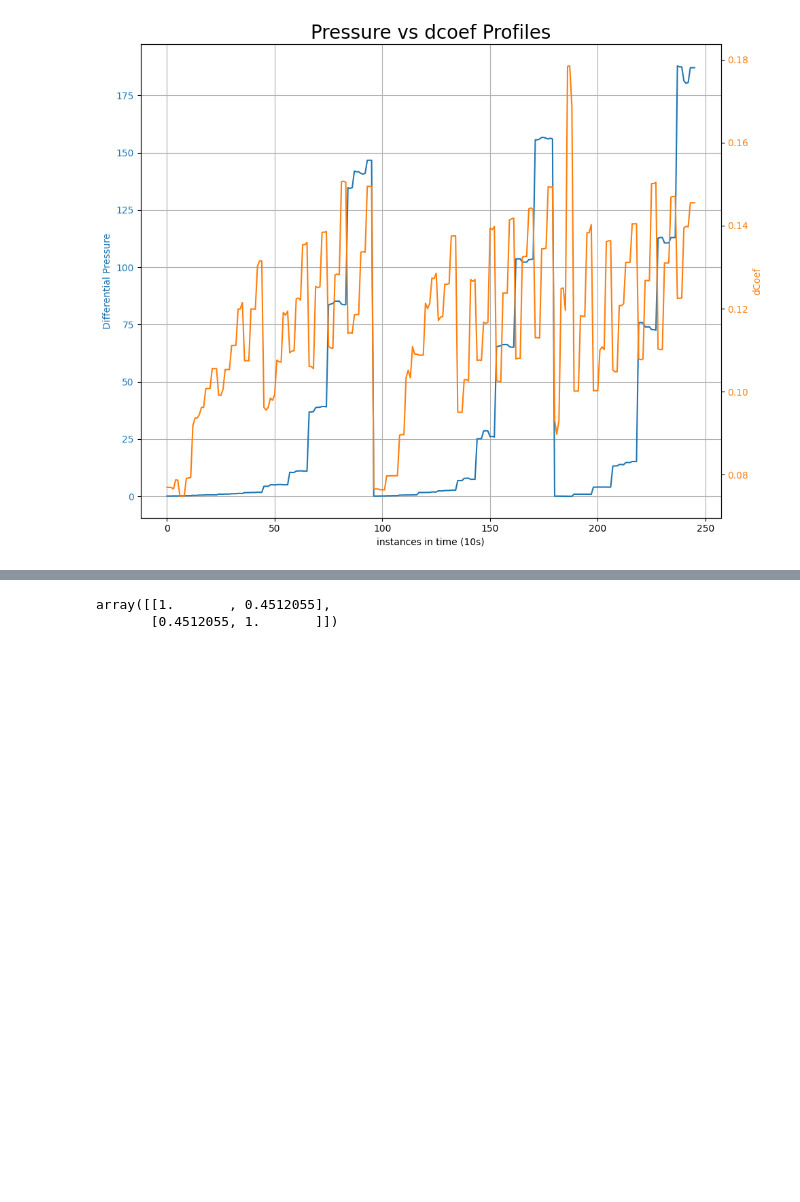
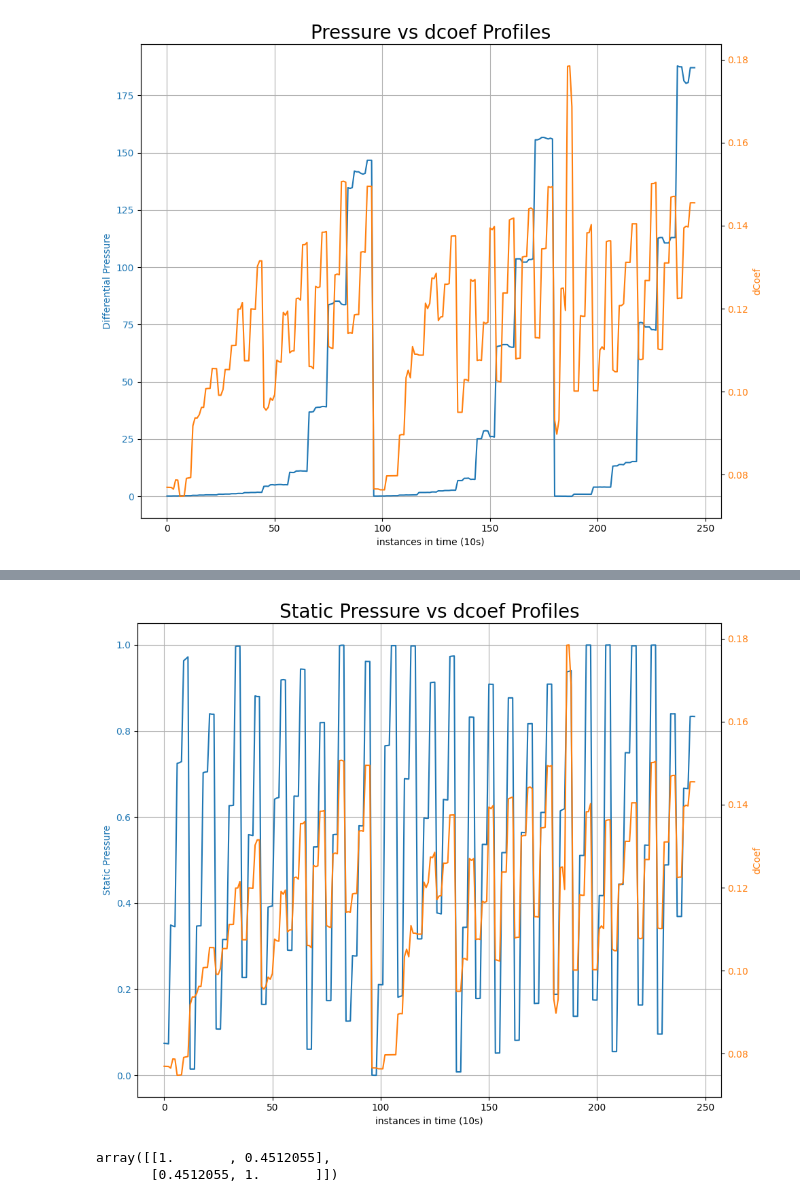
Before and after one commit to duutabib/faceofLastmileICT, a Jupyter notebook: labFit/labfitChecks.ipynb, the cells around one changed output, grey strips where cells are left out. Saved outputs shown, nothing was run; the diff lists cells and outputs as text; code cells hidden in the pictures; blank space fills up the shorter version.

```diff
--- a/labFit/labfitChecks.ipynb
+++ b/labFit/labfitChecks.ipynb
@@ -134,3 +155,24 @@ plt.show()
+# %%
+fig, ax1 = plt.subplots(figsize=(10, 8))
+
+color = 'tab:blue'
+ax1.set_xlabel('instances in time (10s)', fontsize=10)
+ax1.set_ylabel('Static Pressure', color=color, fontsize=10)
+ax1.plot(data0['SP_scale'], label='Static Pressure', color=color)
+ax1.tick_params(axis='y', labelcolor=color)
+ax1.grid()
+ax2 = ax1.twinx()  # instantiate a second axes that shares the same x-axis
+
+color = 'tab:orange'
+ax2.set_ylabel('dCoef', color=color, fontsize=10)  # we already handled the x-label with ax1
+ax2.plot(data0['dcoef0'], label='dCoef (baseline)', color=color)
+ax2.tick_params(axis='y', labelcolor=color)
+plt.title('Static Pressure vs dcoef Profiles', fontsize=20)
+
+fig.tight_layout()  # otherwise the right y-label is slightly clipped
+plt.show()
+# %% [output]
+[figure, added]
 # %%
 # where is the static pressure reading from?
 # the baseline dCoeff closely follows the static pressure...
```
Also changed, not shown: parts of 7 cells of this notebook.
